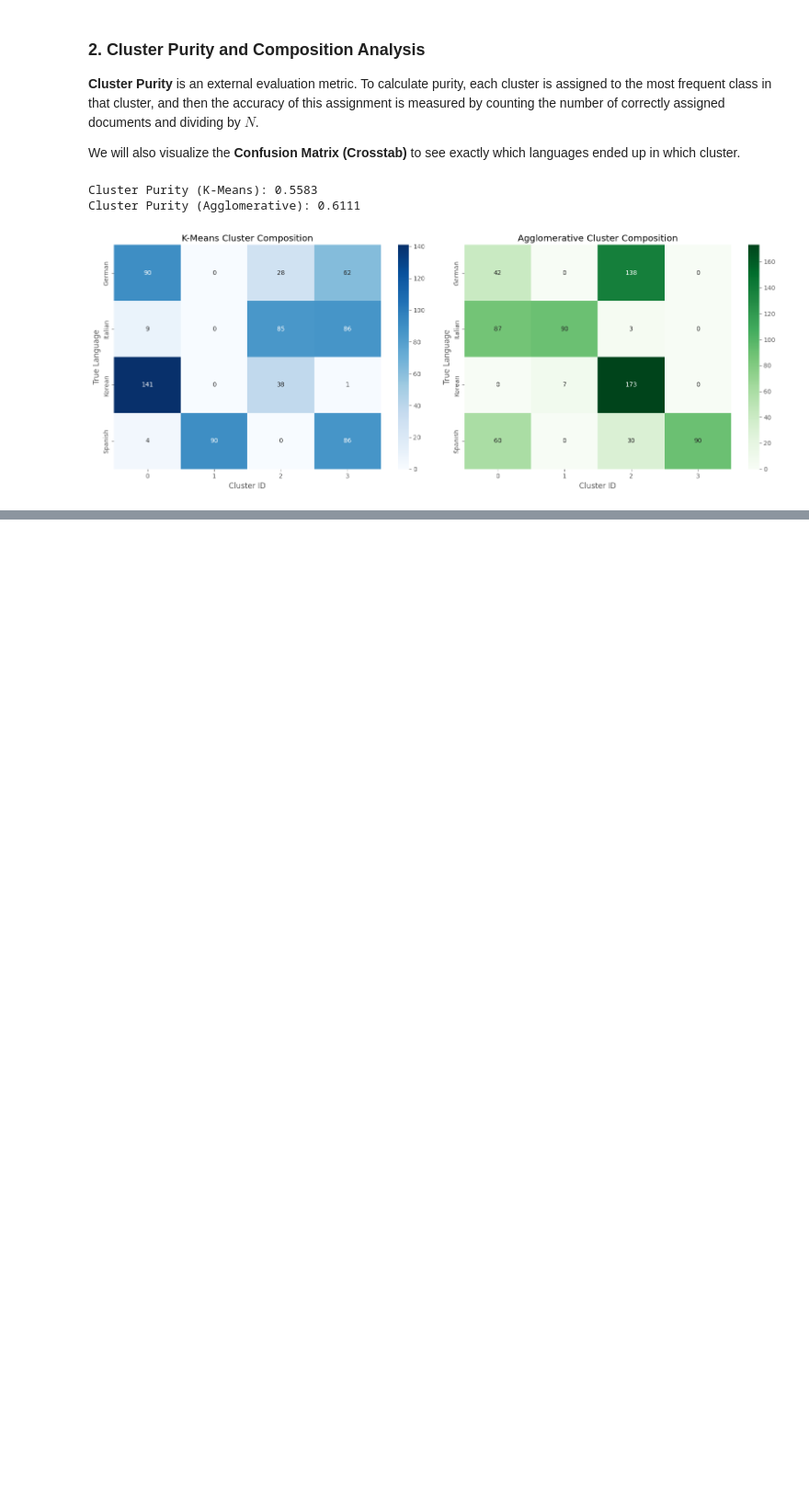
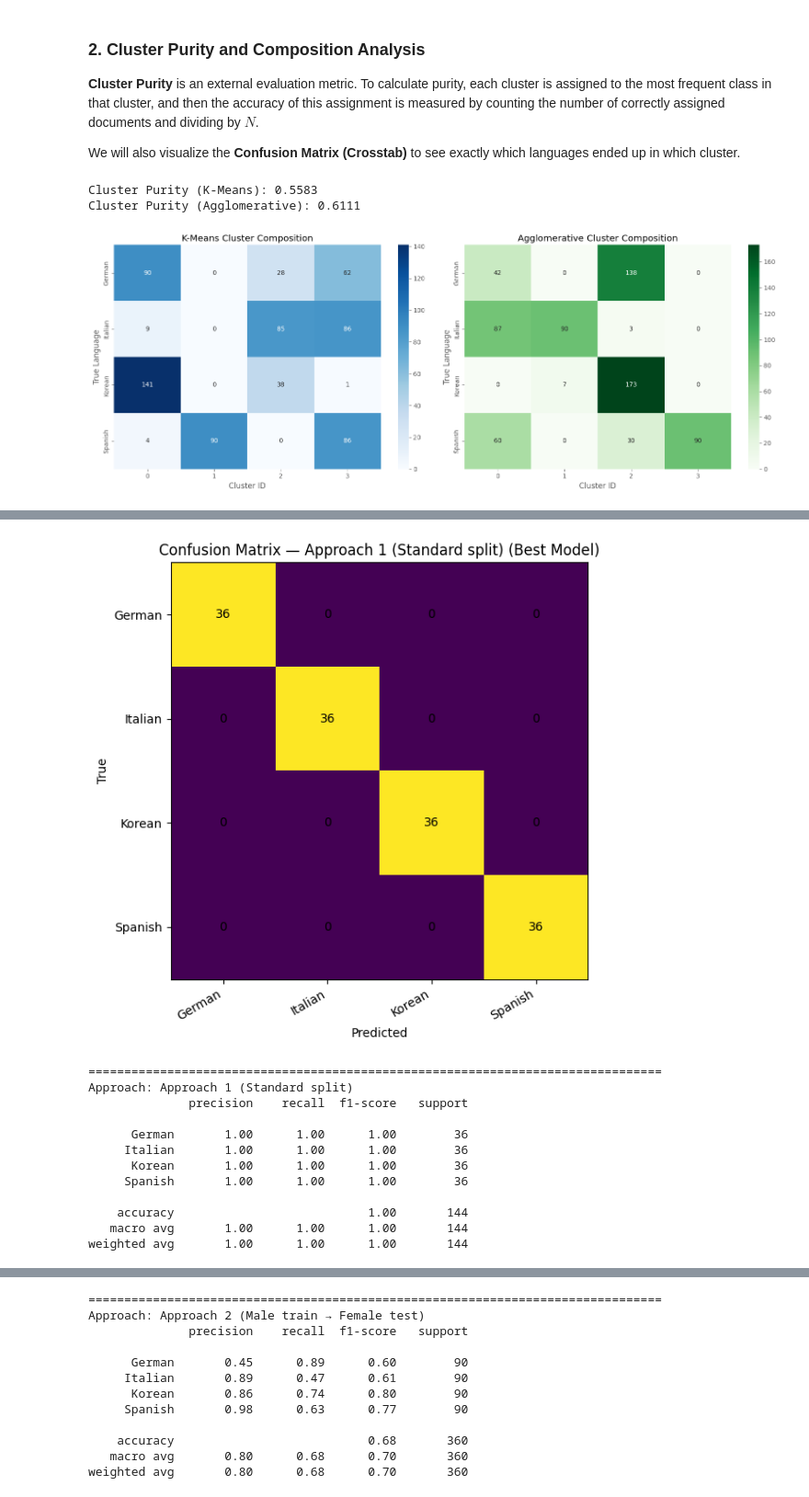
Before and after one commit to arashtaherifard/ML_Final_Project, a Jupyter notebook: Evaluation.ipynb, the cells around one changed output, grey strips where cells are left out. Shown at 92% size. Drawn from its saved outputs; the diff is of its cells as text; code cells hidden in the pictures; blank space fills up the shorter version.

```diff
--- a/Evaluation.ipynb
+++ b/Evaluation.ipynb
@@ -99,0 +279,46 @@ plt.show()
+# %%
+best_metrics_rows = []
+
+for approach, d in paths.items():
+    pred_df = pd.read_csv(d["pred_best"])
+
+
+    if "true" in pred_df.columns and "pred" in pred_df.columns:
+        y_true_txt = pred_df["true"].astype(str).values
+        y_pred_txt = pred_df["pred"].astype(str).values
+    elif "true_label" in pred_df.columns and "best_model_prediction" in pred_df.columns:
+        y_true_txt = pred_df["true_label"].astype(str).values
+        y_pred_txt = pred_df["best_model_prediction"].astype(str).values
+    else:
+        raise ValueError(f"{approach}: Unknown columns in pred file: {pred_df.columns.tolist()}")
+
+    y_true = le.transform(y_true_txt)
+    y_pred = le.transform(y_pred_txt)
+
+    row = metrics_row(y_true, y_pred)
+    row["approach"] = approach
+    best_metrics_rows.append(row)
+
+    cm = confusion_matrix(y_true, y_pred)
+    plot_cm(cm, classes, f"Confusion Matrix — {approach} (Best Model)")
+
+    print("\n" + "="*80)
+    print("Approach:", approach)
+    print(classification_report(y_true, y_pred, target_names=classes, zero_division=0))
+
+best_metrics_df = pd.DataFrame(best_metrics_rows).set_index("approach").sort_values("f1_macro", ascending=False)
+best_metrics_df
+# %% [output]
+[figure, added]
+================================================================================
+Approach: Approach 1 (Standard split)
+              precision    recall  f1-score   support
+
+      German       1.00      1.00      1.00        36
+     Italian       1.00      1.00      1.00        36
+      Korean       1.00      1.00      1.00        36
+     Spanish       1.00      1.00      1.00        36
+
+    accuracy                           1.00       144
+   macro avg       1.00      1.00      1.00       144
+weighted avg       1.00      1.00      1.00       144
@@ -99,0 +326,12 @@ plt.show()
+================================================================================
+Approach: Approach 2 (Male train → Female test)
+              precision    recall  f1-score   support
+
+      German       0.45      0.89      0.60        90
+     Italian       0.89      0.47      0.61        90
+      Korean       0.86      0.74      0.80        90
+     Spanish       0.98      0.63      0.77        90
+
+    accuracy                           0.68       360
+   macro avg       0.80      0.68      0.70       360
+weighted avg       0.80      0.68      0.70       360
```
Also changed, not shown: parts of 24 cells of this notebook, 25 other files.
